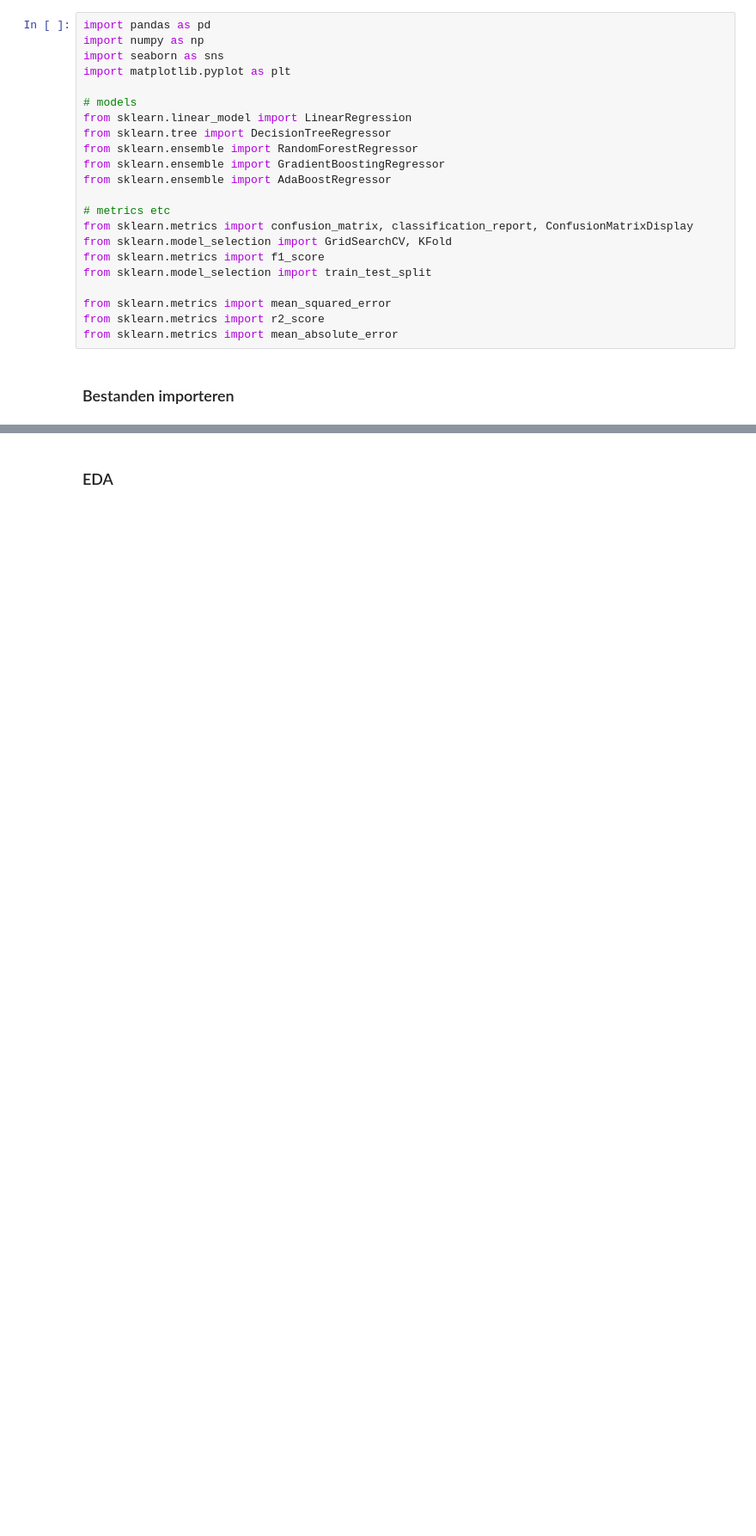
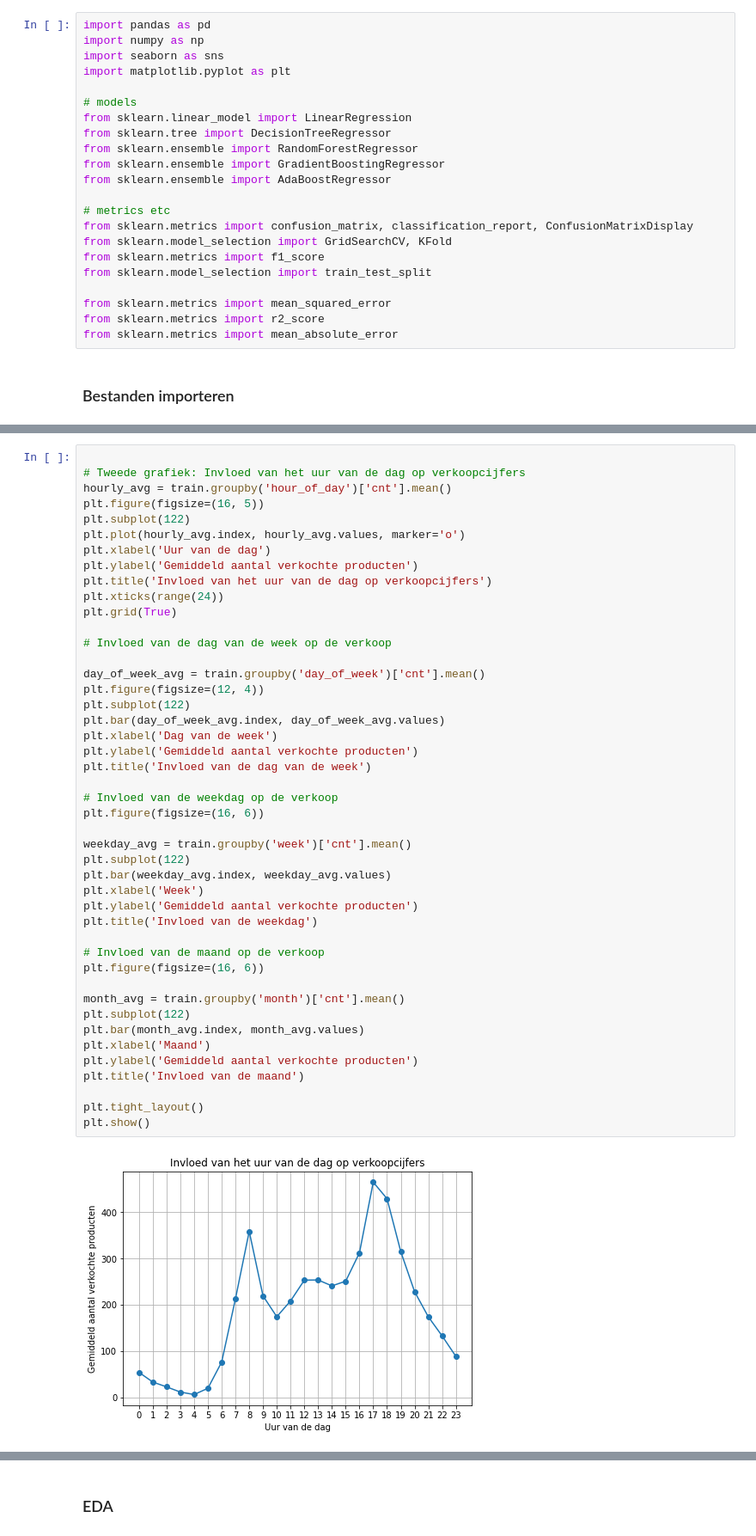
Before and after one commit to NimaGhafar/machine_learning_deurwaardes, a Jupyter notebook: Heethoofd_Portfolio.ipynb, the cells around one changed output, grey strips where cells are left out. Shown at 86% size. Drawn from its saved outputs; the diff is of its cells as text; blank space fills up the shorter version.

```diff
--- a/Heethoofd_Portfolio.ipynb
+++ b/Heethoofd_Portfolio.ipynb
@@ -48,0 +113,47 @@ train
+# %%
+
+# Tweede grafiek: Invloed van het uur van de dag op verkoopcijfers
+hourly_avg = train.groupby('hour_of_day')['cnt'].mean()
+plt.figure(figsize=(16, 5))
+plt.subplot(122)
+plt.plot(hourly_avg.index, hourly_avg.values, marker='o')
+plt.xlabel('Uur van de dag')
+plt.ylabel('Gemiddeld aantal verkochte producten')
+plt.title('Invloed van het uur van de dag op verkoopcijfers')
+plt.xticks(range(24))
+plt.grid(True)
+
+# Invloed van de dag van de week op de verkoop
+
+day_of_week_avg = train.groupby('day_of_week')['cnt'].mean()
+plt.figure(figsize=(12, 4))
+plt.subplot(122)
+plt.bar(day_of_week_avg.index, day_of_week_avg.values)
+plt.xlabel('Dag van de week')
+plt.ylabel('Gemiddeld aantal verkochte producten')
+plt.title('Invloed van de dag van de week')
+
+# Invloed van de weekdag op de verkoop
+plt.figure(figsize=(16, 6))
+
+weekday_avg = train.groupby('week')['cnt'].mean()
+plt.subplot(122)
+plt.bar(weekday_avg.index, weekday_avg.values)
+plt.xlabel('Week')
+plt.ylabel('Gemiddeld aantal verkochte producten')
+plt.title('Invloed van de weekdag')
+
+# Invloed van de maand op de verkoop
+plt.figure(figsize=(16, 6))
+
+month_avg = train.groupby('month')['cnt'].mean()
+plt.subplot(122)
+plt.bar(month_avg.index, month_avg.values)
+plt.xlabel('Maand')
+plt.ylabel('Gemiddeld aantal verkochte producten')
+plt.title('Invloed van de maand')
+
+plt.tight_layout()
+plt.show()
+# %% [output]
+[figure, added]
```
Also changed, not shown: parts of 5 cells of this notebook.
